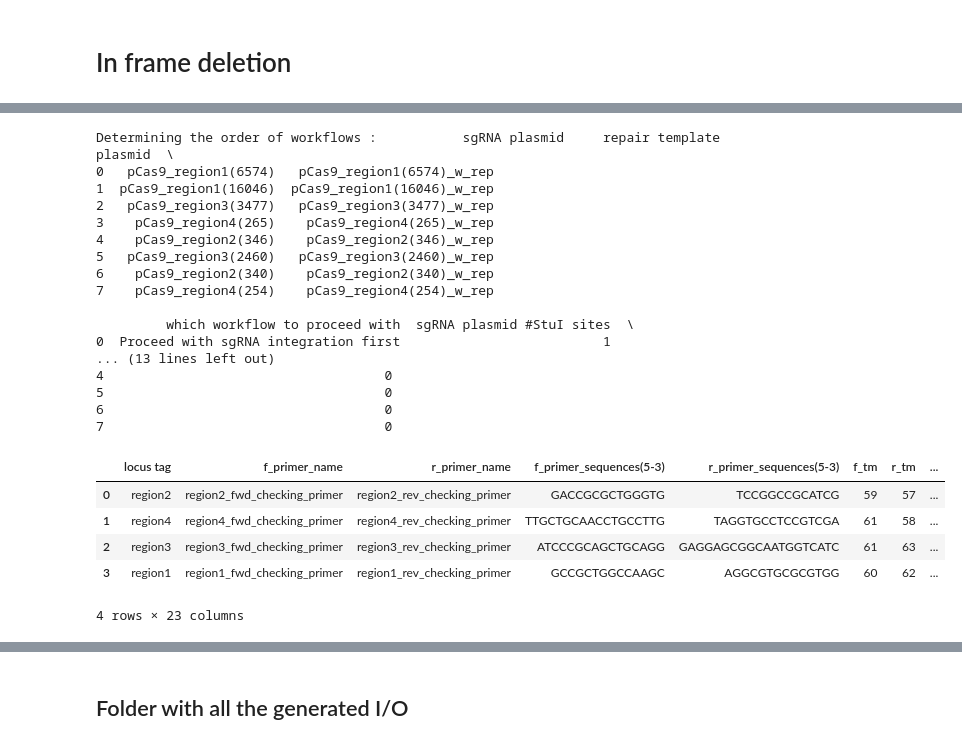
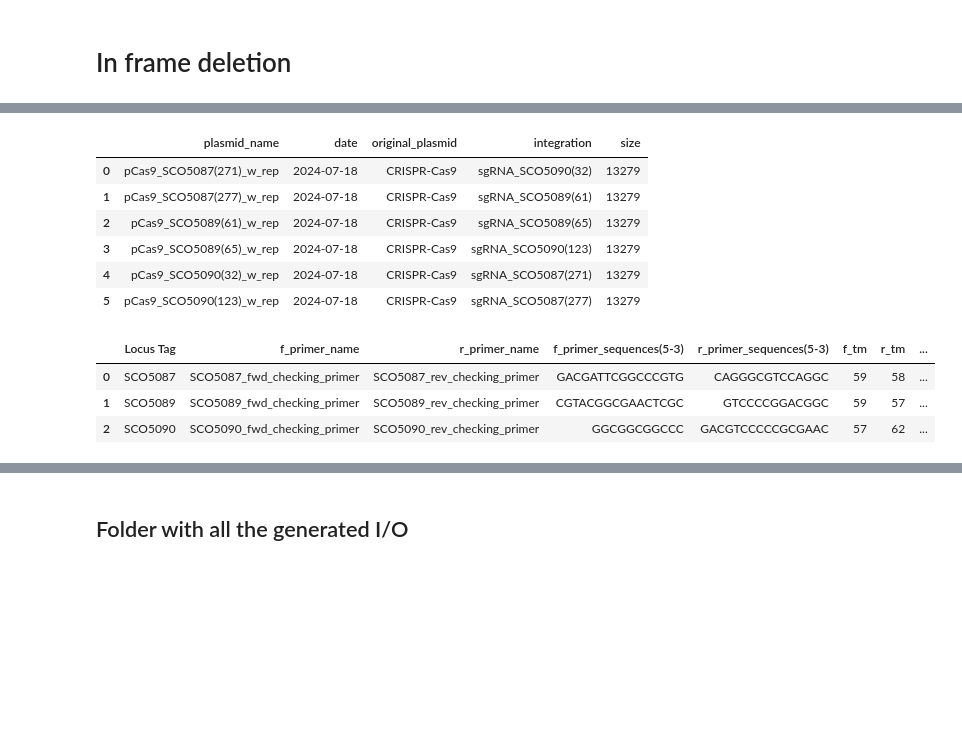
Before and after one commit to hiyama341/streptocad, a Jupyter notebook: notebooks/app_workflows/W5_CRISPR-cas9-inframe-deletion_random_sized_deletion.ipynb, the cells around one changed output, grey strips where cells are left out. Saved outputs shown, nothing was run; the diff lists cells and outputs as text; code cells hidden in the pictures; blank space fills up the shorter version.

```diff
--- a/notebooks/app_workflows/W5_CRISPR-cas9-inframe-deletion_random_sized_deletion.ipynb
+++ b/notebooks/app_workflows/W5_CRISPR-cas9-inframe-deletion_random_sized_deletion.ipynb
@@ -49,11 +43,10 @@ path_to_plasmid = '../../data/plasmids/pCRISPR–Cas9_plasmid_addgene.gbk'
 clean_plasmid = load_and_process_plasmid(path_to_plasmid)
 
 # 3 Choose genes to knock out (list)
-#genes_to_KO = ['SCO5087', 'SCO5089', 'SCO5090','SCO5091', 'SCO5092' ]
-genes_to_KO = ['80000-100000', '4000-7000', '9000-14000','15000-20000']
-
+genes_to_KO = ['SCO5087', 'SCO5089', 'SCO5090']
 
 #### Advanced settings ####
+
 # 4 Filtering metrics for sgRNAs
 gc_upper = 0.72
 gc_lower = 0.2
@@ -64,6 +57,8 @@ number_of_sgRNAs_per_group = 2
 
 # 5 Choose polymerase and target melting temperature
 chosen_polymerase = polymerase_dict['Phusion High-Fidelity DNA Polymerase (GC Buffer)']
+
+
 melting_temperature = 65
 primer_concentration = 0.4
 primer_number_increment = 23
@@ -74,14 +69,8 @@ flanking_region = 500
 #CGGTTGGTAGGATCGACGGC **-N20-** GTTTTAGAGCTAGAAATAGC
 up_homology = Dseqrecord('CGGTTGGTAGGATCGACGGC')
 dw_homology = Dseqrecord('GTTTTAGAGCTAGAAATAGC')
+
+# In frame deletion with repair templates?
+in_frame_deletion = True
 # %% [markdown]
 # Computation
-# %%
-target_dict, genes_to_KO, annotation_input = check_and_convert_input(genes_to_KO)
-
-print(annotation_input)
-if annotation_input == True:
-    genome = annotate_dseqrecord(genome, target_dict)
-
-
-len(genome.features)
@@ -302,55 +255,36 @@ workflow_df
 if in_frame_deletion:
     integration_names = filtered_df.apply(lambda row: f"sgRNA_{row['locus_tag']}({row['sgrna_loc']})", axis=1).tolist()
     plasmid_metadata_df = extract_metadata_to_dataframe(assembled_contigs,
-                                                        clean_plasmid,
+                                                        'CRISPR-Cas9',
                                                         integration_names)
-    workflow_df = determine_workflow_order_for_plasmids(sgRNA_vectors,
-                                                            assembled_contigs,
-                                                            ["StuI", "NcoI"])
-
-    print(f'Determining the order of workflows : {workflow_df}')
-
 else:
     integration_names = filtered_df.apply(lambda row: f"sgRNA_{row['locus_tag']}({row['sgrna_loc']})", axis=1).tolist()
     plasmid_metadata_df = extract_metadata_to_dataframe(sgRNA_vectors,
-                                                        clean_plasmid,
+                                                        'CRISPR-Cas9',
                                                         integration_names)
 
-    plasmid_metadata_df
+plasmid_metadata_df
 # %% [output]
-Determining the order of workflows :           sgRNA plasmid     repair template plasmid  \
-0   pCas9_region1(6574)   pCas9_region1(6574)_w_rep
-1  pCas9_region1(16046)  pCas9_region1(16046)_w_rep
-2   pCas9_region3(3477)   pCas9_region3(3477)_w_rep
-3    pCas9_region4(265)    pCas9_region4(265)_w_rep
-4    pCas9_region2(346)    pCas9_region2(346)_w_rep
-5   pCas9_region3(2460)   pCas9_region3(2460)_w_rep
-6    pCas9_region2(340)    pCas9_region2(340)_w_rep
-7    pCas9_region4(254)    pCas9_region4(254)_w_rep
-
-         which workflow to proceed with  sgRNA plasmid #StuI sites  \
-0  Proceed with sgRNA integration first                          1
-... (13 lines left out)
-4                                    0
-5                                    0
-6                                    0
-7                                    0
+|  | plasmid_name | date | original_plasmid | integration | size |
+| 0 | pCas9_SCO5087(271)_w_rep | 2024-07-18 | CRISPR-Cas9 | sgRNA_SCO5090(32) | 13279 |
+| 1 | pCas9_SCO5087(277)_w_rep | 2024-07-18 | CRISPR-Cas9 | sgRNA_SCO5089(61) | 13279 |
+| 2 | pCas9_SCO5089(61)_w_rep | 2024-07-18 | CRISPR-Cas9 | sgRNA_SCO5089(65) | 13279 |
+| 3 | pCas9_SCO5089(65)_w_rep | 2024-07-18 | CRISPR-Cas9 | sgRNA_SCO5090(123) | 13279 |
+| 4 | pCas9_SCO5090(32)_w_rep | 2024-07-18 | CRISPR-Cas9 | sgRNA_SCO5087(271) | 13279 |
+| 5 | pCas9_SCO5090(123)_w_rep | 2024-07-18 | CRISPR-Cas9 | sgRNA_SCO5087(277) | 13279 |
 # %%
 # Getting checking primers
-checking_primers_df = find_best_check_primers_from_genome(genome,
-                                       genes_to_KO,
+checking_primers_df = checking_primers(path_to_genome, genes_to_KO,
                                        flanking_region=flanking_region,
                                        target_tm = melting_temperature,
                                         primer_concentration = primer_concentration,
                                         polymerase = chosen_polymerase)
 checking_primers_df
 # %% [output]
-|  | locus tag | f_primer_name | r_primer_name | f_primer_sequences(5-3) | r_primer_sequences(5-3) | f_tm | r_tm | ... |
-| 0 | region2 | region2_fwd_checking_primer | region2_rev_checking_primer | GACCGCGCTGGGTG | TCCGGCCGCATCG | 59 | 57 | ... |
-| 1 | region4 | region4_fwd_checking_primer | region4_rev_checking_primer | TTGCTGCAACCTGCCTTG | TAGGTGCCTCCGTCGA | 61 | 58 | ... |
-| 2 | region3 | region3_fwd_checking_primer | region3_rev_checking_primer | ATCCCGCAGCTGCAGG | GAGGAGCGGCAATGGTCATC | 61 | 63 | ... |
-| 3 | region1 | region1_fwd_checking_primer | region1_rev_checking_primer | GCCGCTGGCCAAGC | AGGCGTGCGCGTGG | 60 | 62 | ... |
+|  | Locus Tag | f_primer_name | r_primer_name | f_primer_sequences(5-3) | r_primer_sequences(5-3) | f_tm | r_tm | ... |
+| 0 | SCO5087 | SCO5087_fwd_checking_primer | SCO5087_rev_checking_primer | GACGATTCGGCCCGTG | CAGGGCGTCCAGGC | 59 | 58 | ... |
+| 1 | SCO5089 | SCO5089_fwd_checking_primer | SCO5089_rev_checking_primer | CGTACGGCGAACTCGC | GTCCCCGGACGGC | 59 | 57 | ... |
+| 2 | SCO5090 | SCO5090_fwd_checking_primer | SCO5090_rev_checking_primer | GGCGGCGGCCC | GACGTCCCCCGCGAAC | 57 | 62 | ... |
-4 rows × 23 columns
 # %%
 # making the primers into dseqrecords
 checking_primers_df_idt = create_idt_order_dataframe(checking_primers_df)
```
Also changed, not shown: parts of 12 cells of this notebook, 10 other files.
